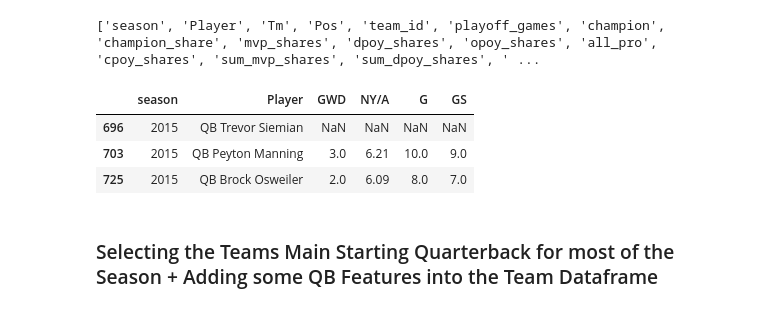
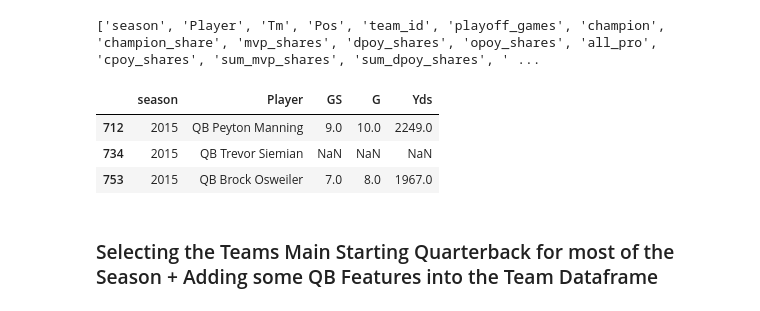
Before and after one commit to allenjake440/NFL_Champion, a Jupyter notebook: nfl_web_scrape/nfl_champ_data.ipynb, the cells around one changed output. Saved outputs shown, nothing was run; the diff lists cells and outputs as text; code cells hidden in the pictures.

```diff
--- a/nfl_web_scrape/nfl_champ_data.ipynb
+++ b/nfl_web_scrape/nfl_champ_data.ipynb
@@ -41,3 +38,0 @@ all_team_pso_data = pd.read_csv('all_team_pso_data.csv', encoding="utf-8-sig")
-# %%
-df = pd.read_csv("player_db.csv")
-print(list(df))
@@ -46,19 +38,0 @@ print(list(df))
-# %%
-
-df = df.fillna(0)
-
-exclude_columns = ['season', 'Player', 'Tm', 'Pos', 'team_id', 'won_mvp', 'ns_won_mvp', 'ns_mvp_shares',  'pass_type','def_type','rec_type', 'kick_type', 'rush_type', 'pass_QBrec' ]
-
-reverse_rank_columns = []
-
-for col in df.columns:
-    if col not in exclude_columns:
-        if col in reverse_rank_columns:
-            df[col] = df.groupby('season')[col].rank(method='min', ascending=True)
-        else:
-            df[col] = df.groupby('season')[col].rank(method='min', ascending=False)
-
-df = df.sort_values(by=['season', 'mvp_shares'], ascending=[False, False])
-
-df.to_csv("player_db_rk.csv",index=False, encoding="utf-8-sig")
-print(list(df))
@@ -1212,15 +1065,15 @@ print(list(passing_data))
 ['season', 'Player', 'Tm', 'Pos', 'team_id', 'playoff_games', 'champion', 'champion_share', 'mvp_shares', 'dpoy_shares', 'opoy_shares', 'all_pro', 'cpoy_shares', 'sum_mvp_shares', 'sum_dpoy_shares', ' ...
 # %%
 # Filter the DataFrame 'passing_data' where 'Tm' is 'DEN' and 'season' is 2015, and select specific columns -ja
-filtered_df = passing_data[(passing_data['Tm'] == 'DEN') & (passing_data['season'] == 2015)][['season', 'Player','GWD', 'NY/A', 'G', 'GS']]
+filtered_df = passing_data[(passing_data['Tm'] == 'DEN') & (passing_data['season'] == 2015)][['season', 'Player', 'GS', 'G', 'Yds']]
 
 # Display the filtered DataFrame with selected columns -ja
 filtered_df
 # %% [output]
-|  | season | Player | GWD | NY/A | G | GS |
-| 696 | 2015 | QB Trevor Siemian | NaN | NaN | NaN | NaN |
-| 703 | 2015 | QB Peyton Manning | 3.0 | 6.21 | 10.0 | 9.0 |
-| 725 | 2015 | QB Brock Osweiler | 2.0 | 6.09 | 8.0 | 7.0 |
+|  | season | Player | GS | G | Yds |
+| 712 | 2015 | QB Peyton Manning | 9.0 | 10.0 | 2249.0 |
+| 734 | 2015 | QB Trevor Siemian | NaN | NaN | NaN |
+| 753 | 2015 | QB Brock Osweiler | 7.0 | 8.0 | 1967.0 |
 # %% [markdown]
  ### Selecting the Teams Main Starting Quarterback for most of the Season + Adding some QB Features into the Team Dataframe
 # %%
```
Also changed, not shown: parts of 32 cells of this notebook.
